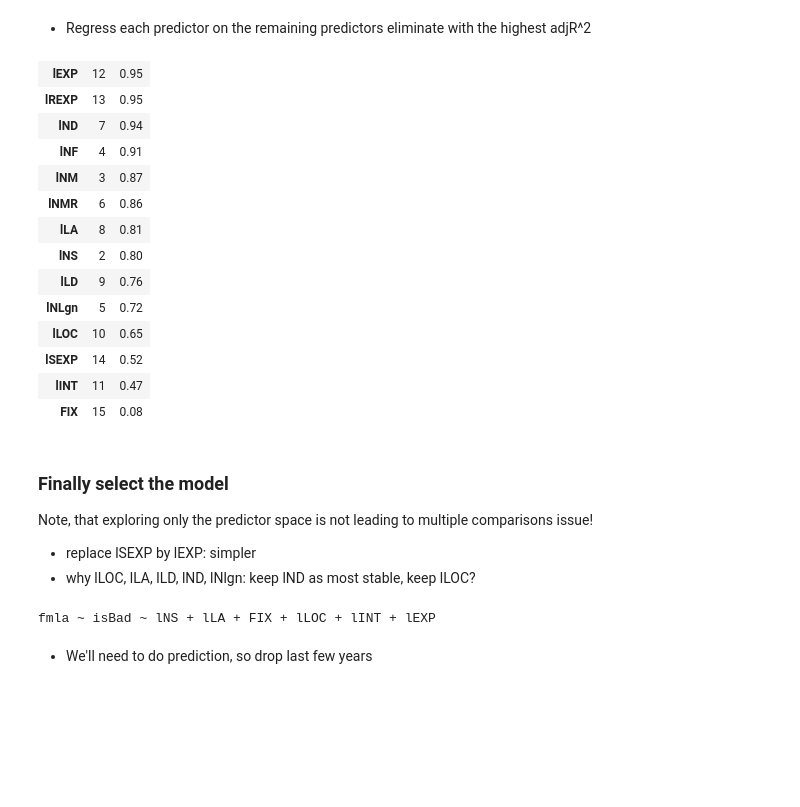
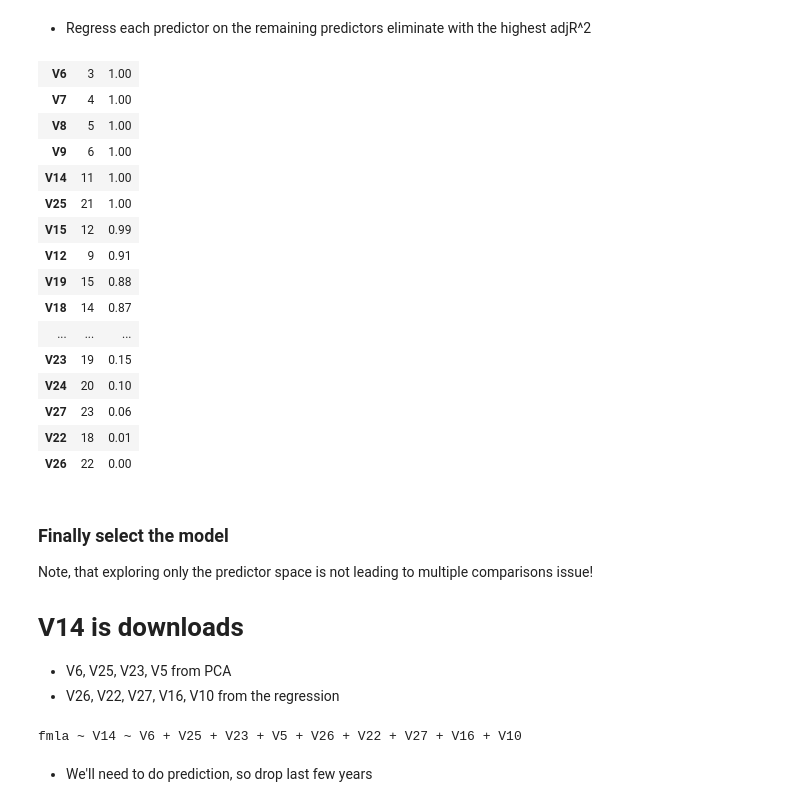
Before and after one commit to fdac17/FinalProjects, a Jupyter notebook: mp3.ipynb, the cells around one changed output. Cells and saved outputs as stored; diff of their text form; code cells hidden in the pictures; blank space fills up the shorter version.

```diff
--- a/mp3.ipynb
+++ b/mp3.ipynb
@@ -58,7 +56,7 @@ Now, just show top correlations
 # %%
 # Define a function
 hiCor <- function(x, level){
-  res <- cor(x,method="spearman");
+  res <- cor(x,method="spearman",use="pairwise.complete.obs");
   res1 <- res; res1[res<0] <- -res[res < 0];
   for (i in 1:dim(x)[2]){
     res1[i,i] <- 0;
@@ -66,5 +64,5 @@ hiCor <- function(x, level){
   sel <- apply(res1,1,max) > level;
   res[sel,sel];
 }
-hiCor(data,.7)
+hiCor(data[,-c(1:3,17,28)],.7);# 17 is the same as 5
 # %% [output]
@@ -84,9 +86,22 @@ hiCor(data,.7)
 * How to select an orthogonal subset of predictors?
 
 Lets take a look at principal components
+# %%
+sumr = summary(data[,-c(1:3,17,28)]);
+dataTr = data [,-c(1:3,17,28)]
+for (i in dim(sumr)[1]){
+    md = as.double(sub('Median :', '', sumr[3,i]));
+    mn = as.double(sub('Mean   :', '', sumr[4,i]));
+    mx = as.double(sub('Max.   :', '', sumr[6,i]));
+    if (mn/md>2||mx>10*mn){
+        dataTr[,i] = log(dataTr[,i]+min(dataTr[,i],na.rm=T)+.1)
+    }
+}
 # %%
-plot(1:15,cumsum(prcomp(vars, retx=F,scale=T)$sdev^2)/sum(prcomp(vars, retx=F,scale=T)$sdev^2),ylim=c(0,1),xlab="Number of coponents",ylab="Fraction of variance");
-res<-prcomp(vars, retx=F,scale=T)$rotation[,1:5];
+dataTr1 = na.omit(dataTr)
+plot(1:dim(dataTr1)[2],cumsum(prcomp(dataTr1, retx=F,scale=T)$sdev^2)/sum(prcomp(dataTr1, retx=F,scale=T)$sdev^2),
+     ylim=c(0,1),xlab="Number of coponents",ylab="Fraction of variance");
+res<-prcomp(dataTr1, retx=F,scale=T)$rotation[,1:5];
 resAbs <- res;
 resAbs[res<0] <- -res[res<0];
 for (i in 1:5)
@@ -108,38 +123,41 @@ PC5   0.5 -0.84
 eliminate with the highest adjR^2
 # %%
 res <- c();
-vnam <- names(data);
-for (i in 2:dim(data)[2]){
+vnam <- names(dataTr1);
+for (i in 2:dim(dataTr1)[2]){
   fmla <- as.formula(paste(vnam[i],paste(vnam[-c(1,i)],collapse="+"),sep="~"));
   res <- rbind(res,c(i,round(summary(lm(fmla,data=data))$r.squared,2)));
 }
 row.names(res) <- vnam[res[,1]];
 res[order(-res[,2]),];
 # %% [output]
-| lEXP | 12 | 0.95 |
-| lREXP | 13 | 0.95 |
-| lND | 7 | 0.94 |
-| lNF | 4 | 0.91 |
-| lNM | 3 | 0.87 |
-| lNMR | 6 | 0.86 |
-| lLA | 8 | 0.81 |
-| lNS | 2 | 0.80 |
-| lLD | 9 | 0.76 |
-| lNLgn | 5 | 0.72 |
-| lLOC | 10 | 0.65 |
-| lSEXP | 14 | 0.52 |
-| lINT | 11 | 0.47 |
-| FIX | 15 | 0.08 |
+| V6 | 3 | 1.00 |
+| V7 | 4 | 1.00 |
+| V8 | 5 | 1.00 |
+| V9 | 6 | 1.00 |
+| V14 | 11 | 1.00 |
+| V25 | 21 | 1.00 |
+| V15 | 12 | 0.99 |
+| V12 | 9 | 0.91 |
+| V19 | 15 | 0.88 |
+| V18 | 14 | 0.87 |
+| ... | ... | ... |
+| V23 | 19 | 0.15 |
+| V24 | 20 | 0.10 |
+| V27 | 23 | 0.06 |
+| V22 | 18 | 0.01 |
+| V26 | 22 | 0.00 |
 # %% [markdown]
 ### Finally select the model
   Note, that exploring only the predictor space is not leading to
      multiple comparisons issue!
+# V14 is downloads
 
-  * replace lSEXP by lEXP: simpler
-  * why lLOC, lLA, lLD, lND, lNlgn: keep lND as most stable, keep lLOC?
+  * V6, V25, V23, V5 from PCA
+  * V26, V22, V27, V16, V10 from the regression
-# %%
-fmla ~ isBad ~ lNS+lLA+FIX+lLOC+lINT+lEXP
-# %% [output]
-fmla ~ isBad ~ lNS + lLA + FIX + lLOC + lINT + lEXP
+# %%
+fmla ~ V14 ~ V6 + V25 + V23 + V5 + V26 + V22 + V27 + V16 + V10
+# %% [output]
+fmla ~ V14 ~ V6 + V25 + V23 + V5 + V26 + V22 + V27 + V16 + V10
 # %% [markdown]
 * We'll need to do prediction, so drop last few years
```
Also changed, not shown: parts of 9 cells of this notebook.
